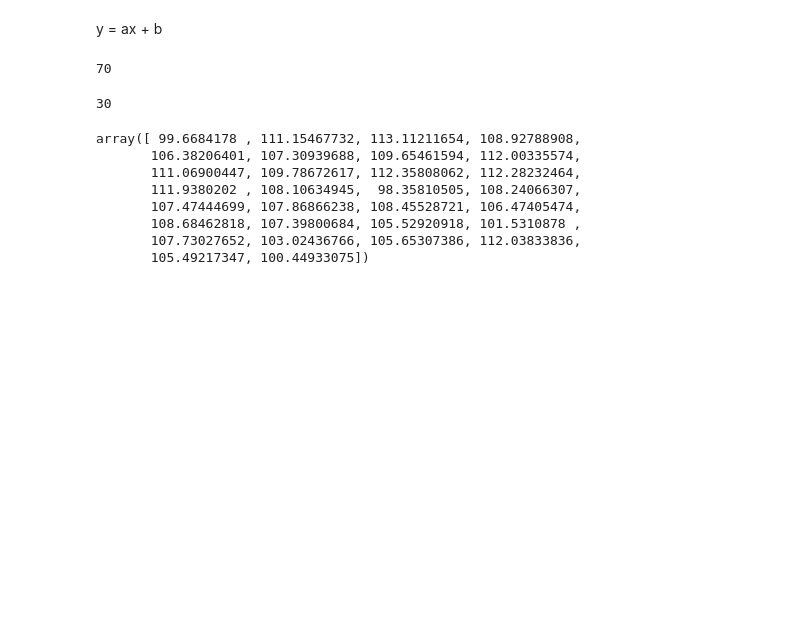
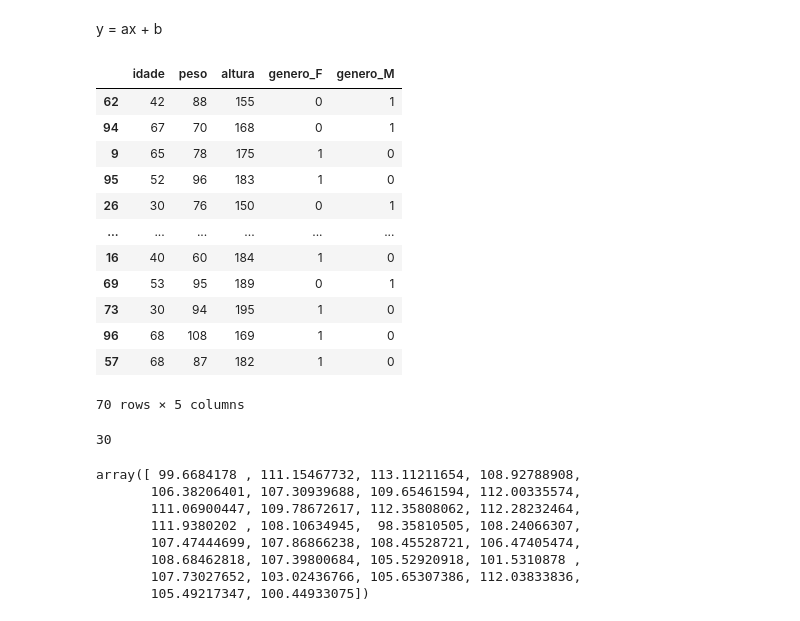
Before and after one commit to FelipeRodrigues07/diabetes_model, a Jupyter notebook: modelo_diabetes.ipynb, the cells around one changed output. Saved outputs shown, nothing was run; the diff lists cells and outputs as text; code cells hidden in the pictures; blank space fills up the shorter version.

```diff
--- a/modelo_diabetes.ipynb
+++ b/modelo_diabetes.ipynb
@@ -179,10 +179,22 @@ y = df_exames['resultado']
 # %%
 # Dividir conjunto entre treino e teste
 x_train, x_test, y_train, y_test =train_test_split(x,y, train_size=0.7, random_state=51)
-# %%
-len(x_train)
-# %% [output]
-70
+# %%
+x_train
+# %% [output]
+|  | idade | peso | altura | genero_F | genero_M |
+| 62 | 42 | 88 | 155 | 0 | 1 |
+| 94 | 67 | 70 | 168 | 0 | 1 |
+| 9 | 65 | 78 | 175 | 1 | 0 |
+| 95 | 52 | 96 | 183 | 1 | 0 |
+| 26 | 30 | 76 | 150 | 0 | 1 |
+| ... | ... | ... | ... | ... | ... |
+| 16 | 40 | 60 | 184 | 1 | 0 |
+| 69 | 53 | 95 | 189 | 0 | 1 |
+| 73 | 30 | 94 | 195 | 1 | 0 |
+| 96 | 68 | 108 | 169 | 1 | 0 |
+| 57 | 68 | 87 | 182 | 1 | 0 |
+70 rows × 5 columns
 # %%
 len(x_test)
 # %% [output]
```
Also changed, not shown: parts of 19 cells of this notebook.
